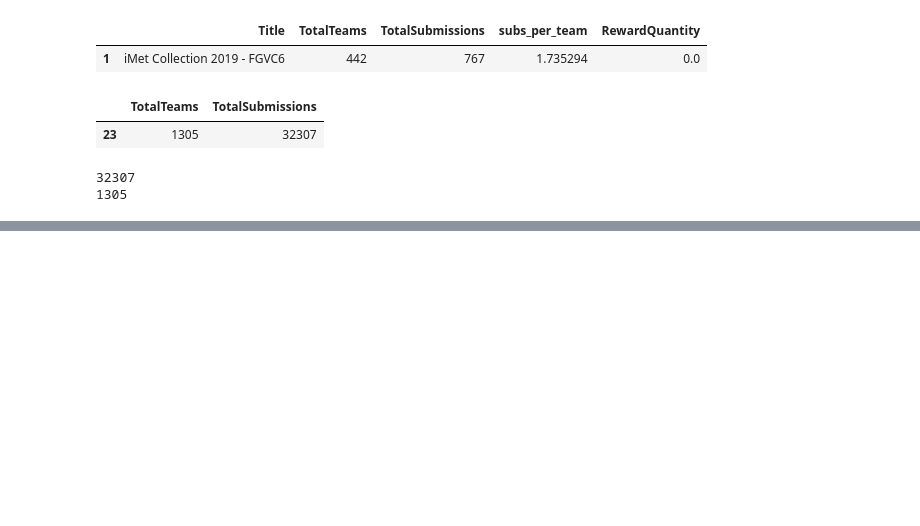
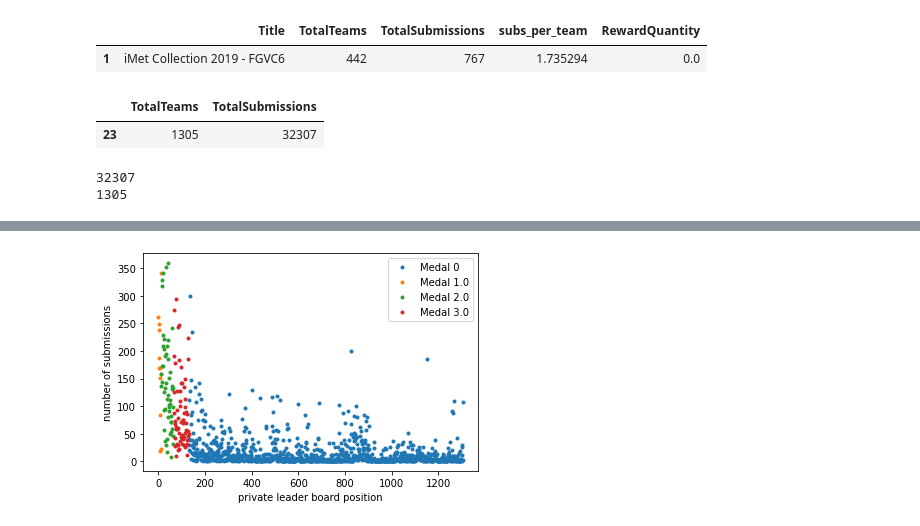
Before and after one commit to Xannadoo/carbon-cost-kaggle, a Jupyter notebook: meta_data_exploration.ipynb, the cells around one changed output, grey strips where cells are left out. Cells and saved outputs as stored; diff of their text form; code cells hidden in the pictures; blank space fills up the shorter version.

```diff
--- a/meta_data_exploration.ipynb
+++ b/meta_data_exploration.ipynb
@@ -284,0 +303,11 @@ finalSiim.to_csv('meta_data/meta/SIIM_only_submissions.csv', index=False)
+# %%
+for i in [0, 1., 2., 3.]:
+    temp_df = finalSiim[finalSiim.Medal == i]
+
+    plt.plot(temp_df.groupby('TeamId').max().PrivateLeaderboardRank,temp_df.groupby(by='TeamId').count().Id, '.', label=f'Medal {i}')
+plt.ylabel('number of submissions')
+plt.xlabel('private leader board position')
+plt.legend();
+#plt.xlim(0,200);
+# %% [output]
+[figure, added]
```
Also changed, not shown: parts of 11 cells of this notebook.
